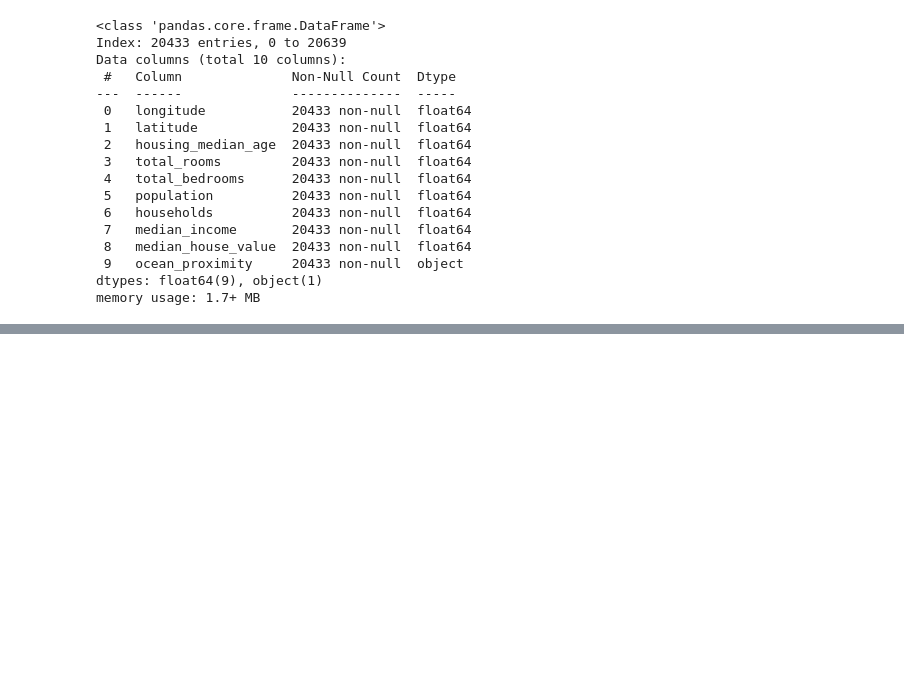
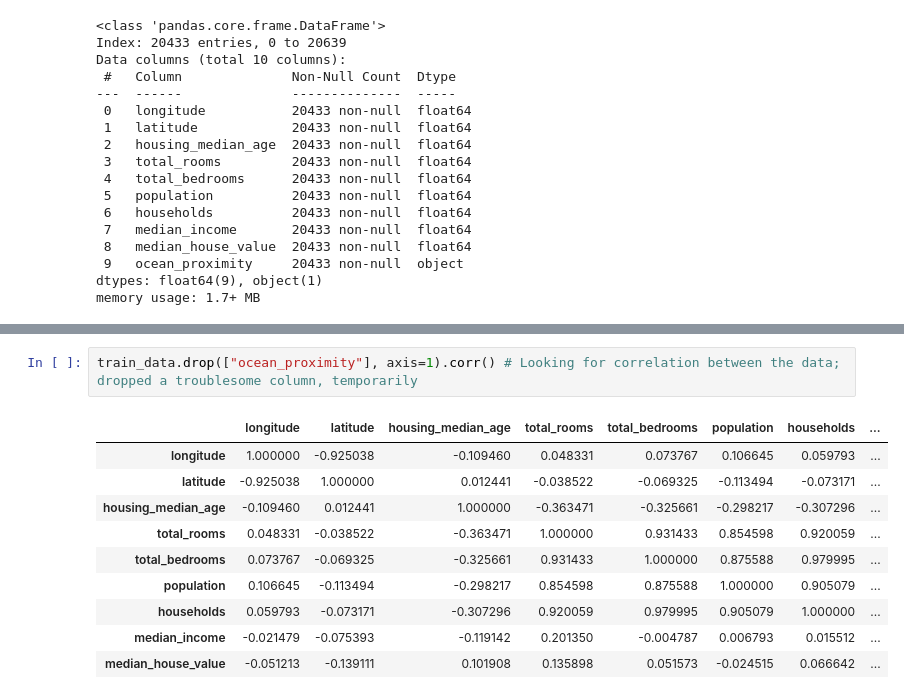
Before and after one commit to toni-the-dude/House-Price-Prediction, a Jupyter notebook: main.ipynb, the cells around one changed output, grey strips where cells are left out. Drawn from its saved outputs; the diff is of its cells as text; blank space fills up the shorter version.

```diff
--- a/main.ipynb
+++ b/main.ipynb
@@ -65,0 +126,13 @@ memory usage: 1.7+ MB
+# %%
+train_data.drop(["ocean_proximity"], axis=1).corr() # Looking for correlation between the data; dropped a troublesome column, temporarily
+# %% [output]
+|  | longitude | latitude | housing_median_age | total_rooms | total_bedrooms | population | households | ... |
+| longitude | 1.000000 | -0.925038 | -0.109460 | 0.048331 | 0.073767 | 0.106645 | 0.059793 | ... |
+| latitude | -0.925038 | 1.000000 | 0.012441 | -0.038522 | -0.069325 | -0.113494 | -0.073171 | ... |
+| housing_median_age | -0.109460 | 0.012441 | 1.000000 | -0.363471 | -0.325661 | -0.298217 | -0.307296 | ... |
+| total_rooms | 0.048331 | -0.038522 | -0.363471 | 1.000000 | 0.931433 | 0.854598 | 0.920059 | ... |
+| total_bedrooms | 0.073767 | -0.069325 | -0.325661 | 0.931433 | 1.000000 | 0.875588 | 0.979995 | ... |
+| population | 0.106645 | -0.113494 | -0.298217 | 0.854598 | 0.875588 | 1.000000 | 0.905079 | ... |
+| households | 0.059793 | -0.073171 | -0.307296 | 0.920059 | 0.979995 | 0.905079 | 1.000000 | ... |
+| median_income | -0.021479 | -0.075393 | -0.119142 | 0.201350 | -0.004787 | 0.006793 | 0.015512 | ... |
+| median_house_value | -0.051213 | -0.139111 | 0.101908 | 0.135898 | 0.051573 | -0.024515 | 0.066642 | ... |
```
Also changed, not shown: parts of 10 cells of this notebook.
